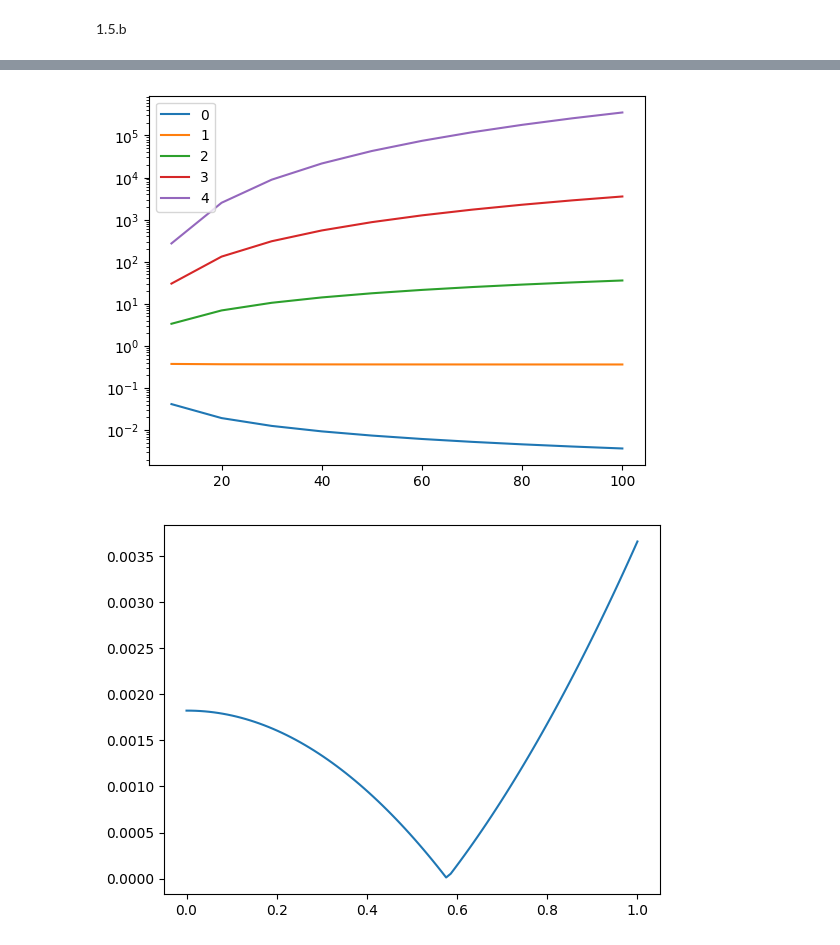
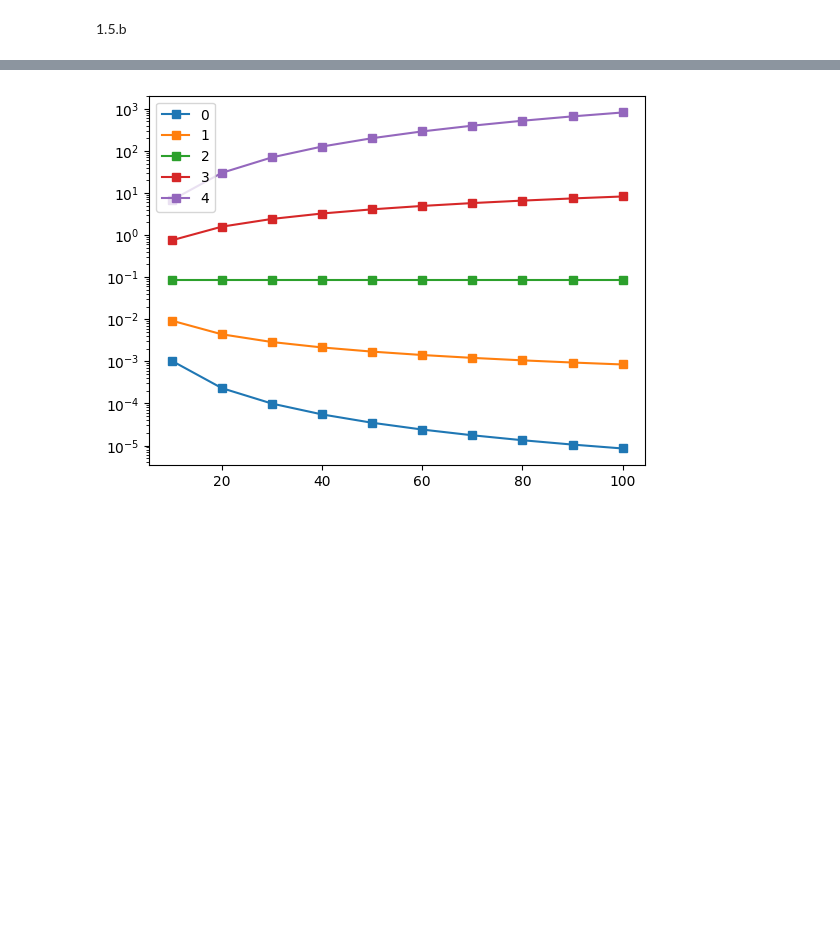
Before and after one commit to jabelieu/nmfde_class, a Jupyter notebook: hw2_jab.ipynb, the cells around one changed output, grey strips where cells are left out. Cells and saved outputs as stored; diff of their text form; code cells hidden in the pictures; blank space fills up the shorter version.

```diff
--- a/hw2_jab.ipynb
+++ b/hw2_jab.ipynb
@@ -155,45 +296,42 @@ x_low = 0.
 x_high = 1.
 n_list = range(10,110,10)
 
 offsets = [ -1 , 0 , 1 ]
 h_list = []
 max_error_list = []
 
 for n in n_list :
 
     h = x_high / ( n-1 )
 
     derivative_matrix = derivative_1d_stencil(n,h=h)
 
-    left_neumann = np.array([ float(num) for num  in np.array(fd_weights ( [0,1],1 )).flatten()])
-    right_neumann = np.array([float(num) for num  in np.array(fd_weights ( [-1,0],1 )).flatten()])
+    left_neumann = np.array([ float(num) for num  in np.array(fd_weights ( [0,1,2,3],1 )).flatten()])
+    # right_neumann = np.array([float(num) for num  in np.array(fd_weights ( [-1,0],1 )).flatten()])
 
     derivative_matrix[0,0:len(left_neumann)] = left_neumann / h
-    derivative_matrix[-1,-len(right_neumann):] = right_neumann / h
+    # derivative_matrix[-1,-len(right_neumann):] = right_neumann / h
 
-    f = np.ones ( n )
+    f = np.ones ( n-1 )
     f[0]=0.
 
     norm_cond = np.ones ( n ) * h
-    derivative_matrix = np.vstack([derivative_matrix, norm_cond])
+    norm_cond[0]=h/2;norm_cond[-1]=h/2
+    derivative_matrix[-1,:] = norm_cond
     f = np.append(f,1.0)
 
-    u = np.linalg.lstsq ( derivative_matrix , f ,rcond=None)[0]
-    u_norm = simpson ( u , dx = h )
-    u /= u_norm
+    # u = np.linalg.lstsq ( derivative_matrix , f ,rcond=None)[0]
+    u = spsolve ( csr_matrix(derivative_matrix) , f )
+    # u_norm = simpson ( u , dx = h )
+    # u /= u_norm
     x = np.linspace ( x_low , x_high , n )
     true = 0.5*x**2+5/6
 
     h_list.append(h)
     max_error_list.append ( np.max ( np.abs ( u - true )))
-
-
 for order in range ( 0 , 4 + 1 ) :
-    plt.plot ( n_list , np.array(max_error_list)/np.array(h_list)**order ,label=order)
+    plt.plot ( n_list , np.array(max_error_list)/np.array(h_list)**order ,label=order,marker='s')
 plt.yscale('log')
 plt.legend();
-plt.figure()
-plt.plot( x , np.abs(u - true));
 # %% [output]
-[figure, old version]
+[figure, new version]
-[figure, removed]
```
Also changed, not shown: parts of 6 cells of this notebook, 1 other file.
